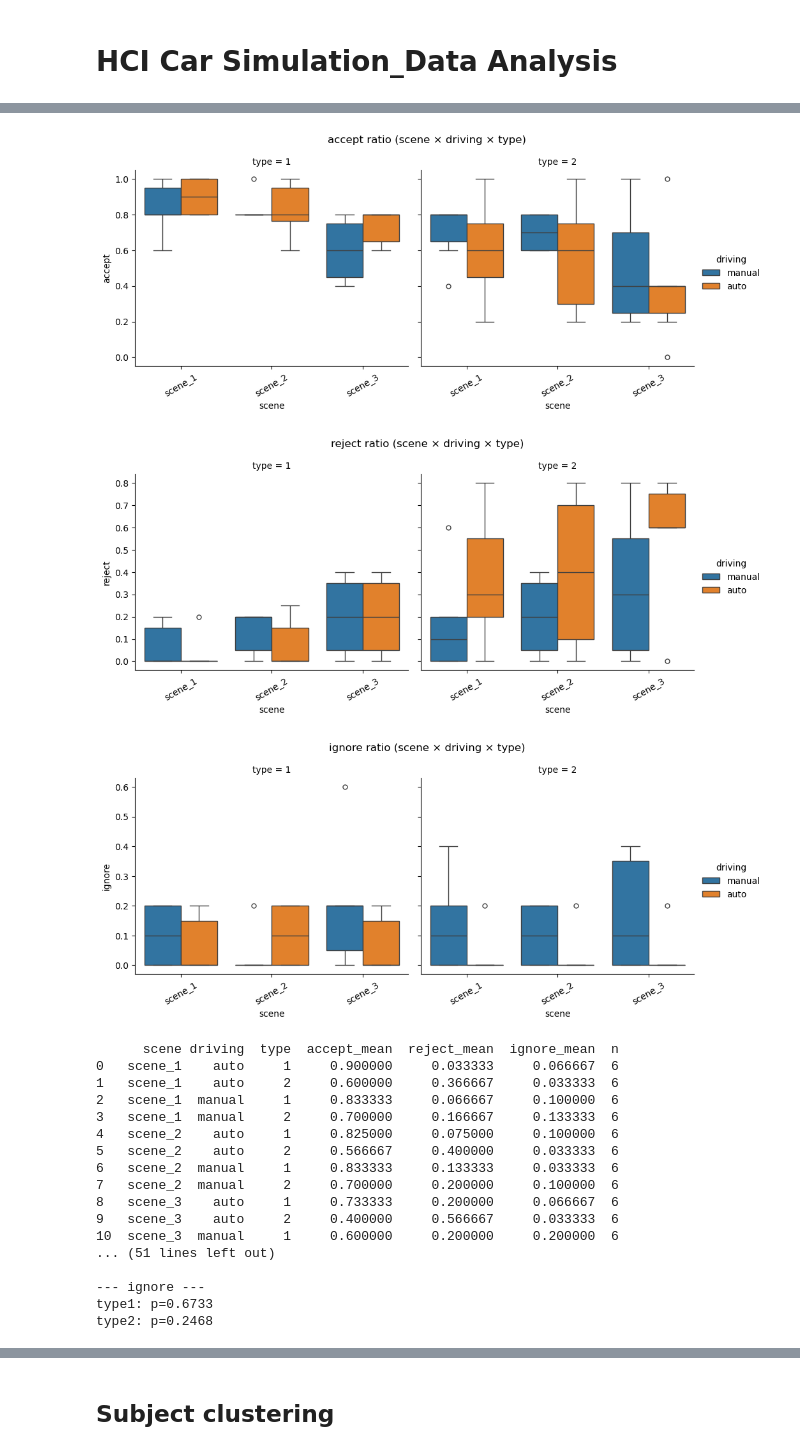
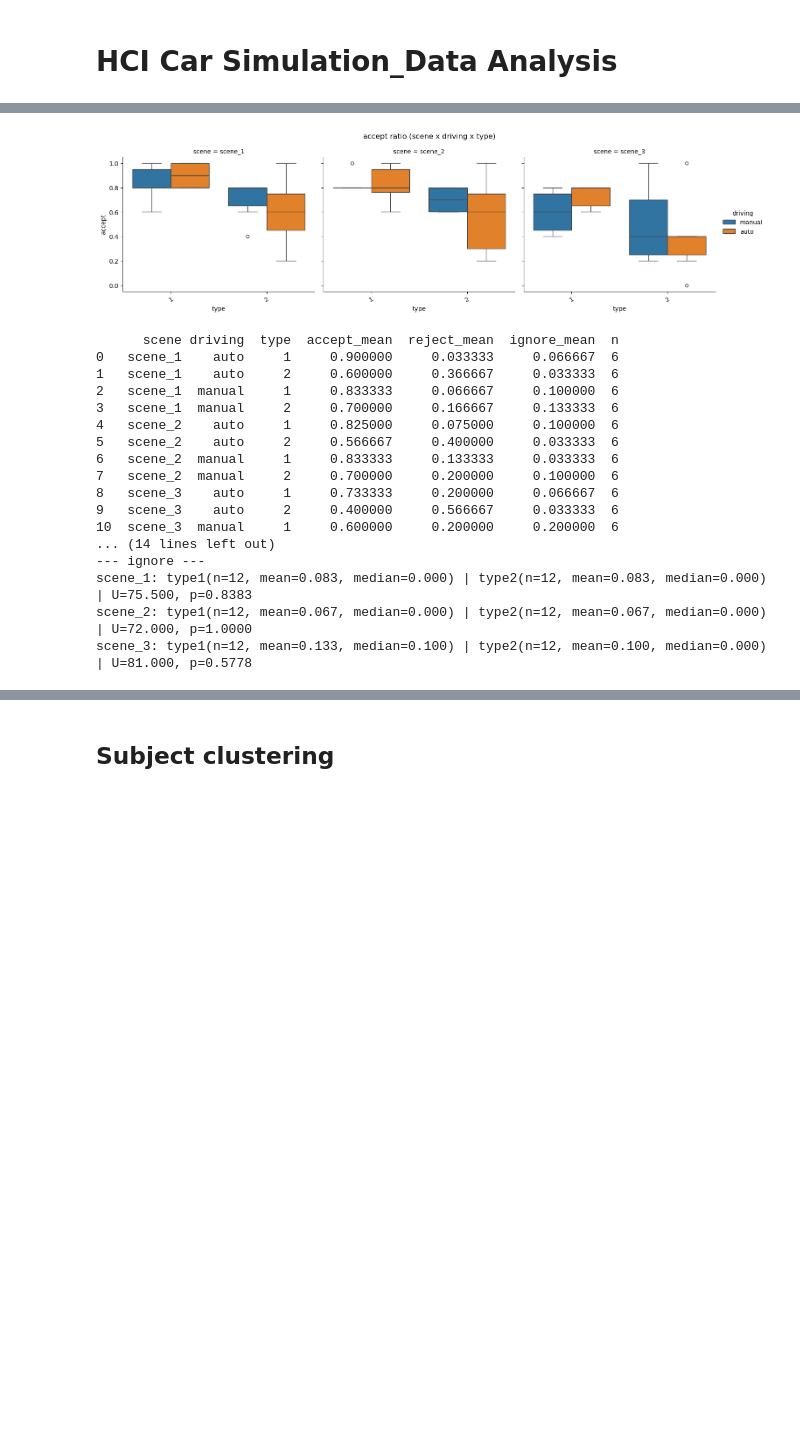
Before and after one commit to yxlin02/HCICarSim, a Jupyter notebook: DataAnalysis.ipynb, the cells around one changed output, grey strips where cells are left out. Saved outputs shown, nothing was run; the diff lists cells and outputs as text; code cells hidden in the pictures; blank space fills up the shorter version.

```diff
--- a/DataAnalysis.ipynb
+++ b/DataAnalysis.ipynb
@@ -43,5 +174,5 @@ for sub in sub_nums:
 # %%
-def extract_reaction_stats_v2(data_dict):
+def extract_reaction_stats(data_dict):
     records = []
 
     for sub_key, scenes in data_dict.items():
@@ -58,7 +189,7 @@ def extract_reaction_stats_v2(data_dict):
             df["type"] = df["current_encode_id"].astype(str).str[0]
             df["reaction"] = df["marker"].str.replace("reaction_", "")
             df["pattern"] = df["current_encode_id"].astype(str)
-            df["pattern_sub"] = df["pattern"].str[1:3]
+            df["type_sub"] = df["pattern"].str[1:3]
 
             for t in ["1", "2"]:
                 sub_df = df[df["type"] == t]
@@ -190,20 +338,45 @@ def test_interaction_proxy(df):
             if len(manual)>0 and len(auto)>0:
                 _, p = mannwhitneyu(manual, auto)
                 print(f"type{t}: p={p:.4f}")
+
+from scipy.stats import mannwhitneyu
+
+def test_scene_type_diff(df):
+    print("\n=== Type1 vs Type2 difference within each scene ===")
+
+    for metric in ["accept", "reject", "ignore"]:
+        print(f"\n--- {metric} ---")
+
+        for scene in sorted(df["scene"].unique()):
+            scene_df = df[df["scene"] == scene]
+
+            type1 = scene_df.loc[scene_df["type"] == 1, metric].dropna()
+            type2 = scene_df.loc[scene_df["type"] == 2, metric].dropna()
+
+            if len(type1) > 0 and len(type2) > 0:
+                stat, p = mannwhitneyu(type1, type2, alternative="two-sided")
+                print(
+                    f"{scene}: "
+                    f"type1(n={len(type1)}, mean={type1.mean():.3f}, median={type1.median():.3f}) | "
+                    f"type2(n={len(type2)}, mean={type2.mean():.3f}, median={type2.median():.3f}) | "
+                    f"U={stat:.3f}, p={p:.4f}"
+                )
+            else:
+                print(f"{scene}: insufficient data")
 # %%
-df_stats = extract_reaction_stats_v2(data_dict)
+df_stats = extract_reaction_stats(data_dict)
 
-plot_scene_facet(df_stats)
+# plot_scene_facet(df_stats)
+plot_type_facet(df_stats)
 
 summary = summarize_scene(df_stats)
 
-test_driving_per_scene(df_stats)
-test_scene_effect(df_stats)
-test_interaction_proxy(df_stats)
+# test_driving_per_scene(df_stats)
+# test_scene_effect(df_stats)
+# test_interaction_proxy(df_stats)
+test_scene_type_diff(df_stats)
 # %% [output]
-[figure, old version]
+[figure, new version]
-[figure, removed]
-[figure, removed]
       scene driving  type  accept_mean  reject_mean  ignore_mean  n
 0   scene_1    auto     1     0.900000     0.033333     0.066667  6
 1   scene_1    auto     2     0.600000     0.366667     0.033333  6
@@ -216,8 +389,8 @@ test_interaction_proxy(df_stats)
 8   scene_3    auto     1     0.733333     0.200000     0.066667  6
 9   scene_3    auto     2     0.400000     0.566667     0.033333  6
 10  scene_3  manual     1     0.600000     0.200000     0.200000  6
-... (51 lines left out)
-
+... (14 lines left out)
 --- ignore ---
-type1: p=0.6733
-type2: p=0.2468
+scene_1: type1(n=12, mean=0.083, median=0.000) | type2(n=12, mean=0.083, median=0.000) | U=75.500, p=0.8383
+scene_2: type1(n=12, mean=0.067, median=0.000) | type2(n=12, mean=0.067, median=0.000) | U=72.000, p=1.0000
+scene_3: type1(n=12, mean=0.133, median=0.100) | type2(n=12, mean=0.100, median=0.000) | U=81.000, p=0.5778
```
Also changed, not shown: parts of 18 cells of this notebook.
